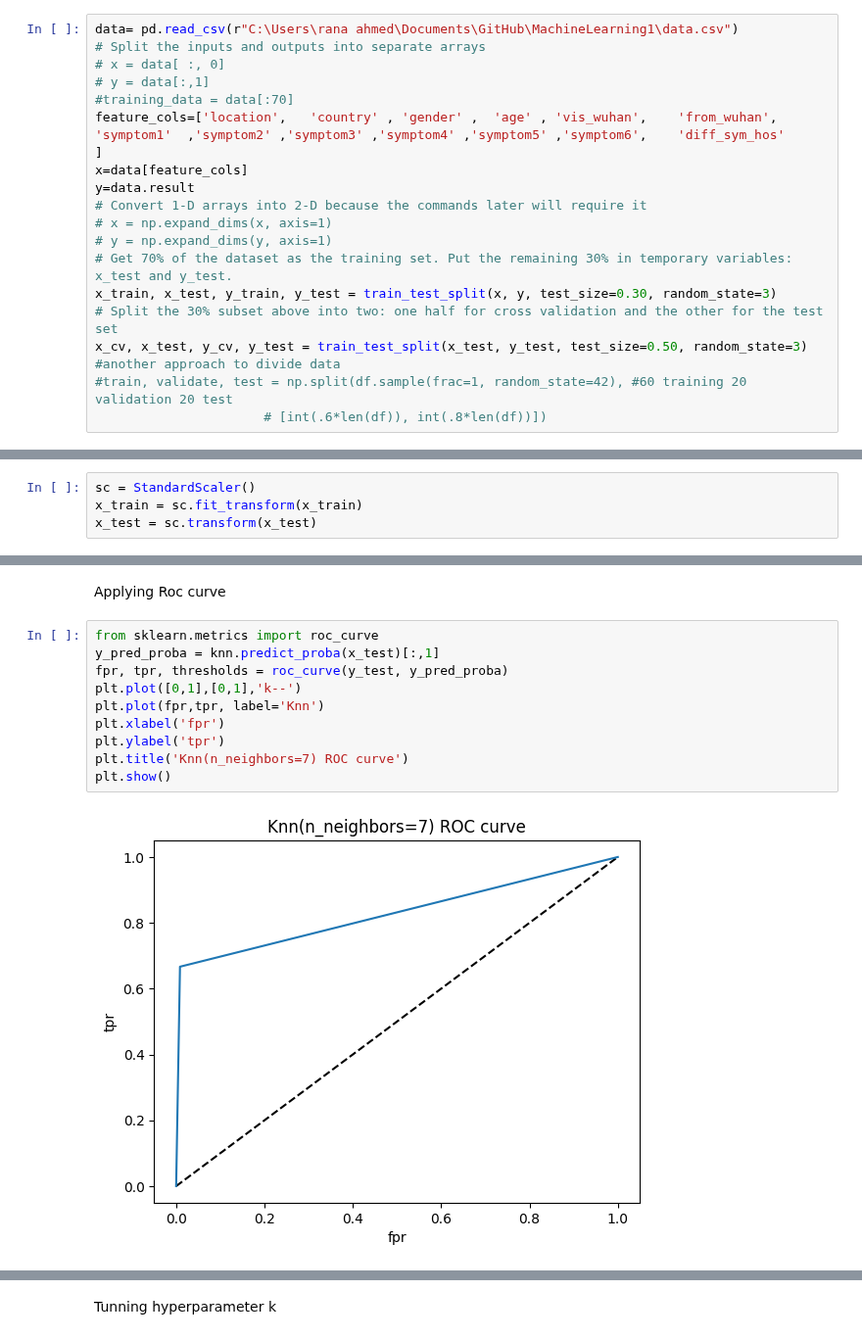
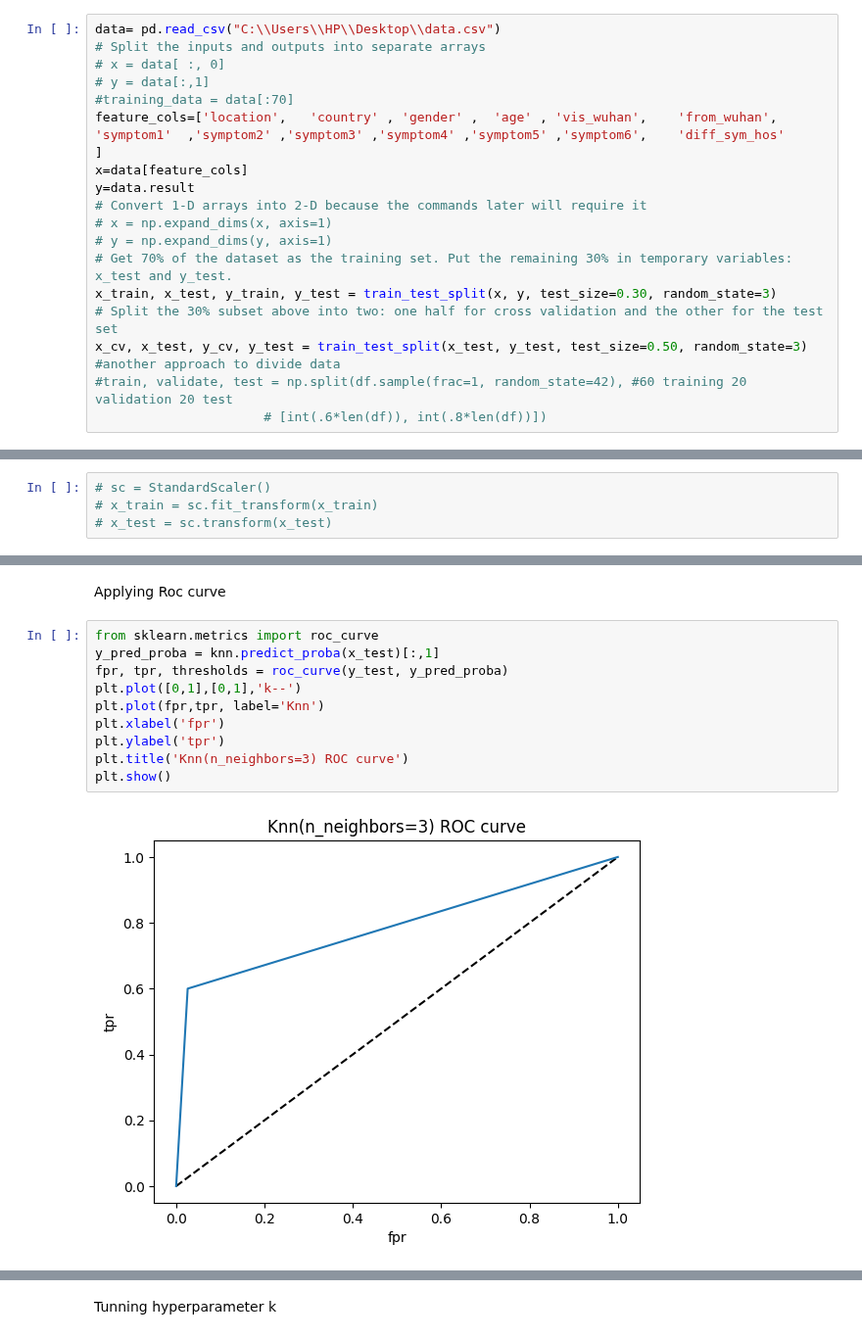
Before and after one commit to Aya-gamal2211/MachineLearning, a Jupyter notebook: ML.ipynb, the cells around one changed output, grey strips where cells are left out. Shown at 98% size. Drawn from its saved outputs; the diff is of its cells as text.

```diff
--- a/ML.ipynb
+++ b/ML.ipynb
@@ -35,5 +34,5 @@ from tensorflow.keras.activations import linear, relu, sigmoid
 # %%
-data= pd.read_csv(r"C:\Users\rana ahmed\Documents\GitHub\MachineLearning1\data.csv")
+data= pd.read_csv("C:\\Users\\HP\\Desktop\\data.csv")
 # Split the inputs and outputs into separate arrays
 # x = data[ :, 0]
 # y = data[:,1]
@@ -65,7 +64,7 @@ data.describe()
 | 75% | 646.500000 | 110.000000 | 24.000000 | 1.000000 | 57.000000 | 0.000000 | 0.000000 | 14.00000 | 31.000000 | 19.000000 | ... |
 | max | 862.000000 | 138.000000 | 33.000000 | 2.000000 | 96.000000 | 1.000000 | 1.000000 | 24.00000 | 31.000000 | 19.000000 | ... |
 # %%
-sc = StandardScaler()
-x_train = sc.fit_transform(x_train)
-x_test = sc.transform(x_test)
+# sc = StandardScaler()
+# x_train = sc.fit_transform(x_train)
+# x_test = sc.transform(x_test)
 # %%
@@ -319,12 +316,12 @@ Applying Roc curve
 # %%
 from sklearn.metrics import roc_curve
 y_pred_proba = knn.predict_proba(x_test)[:,1]
 fpr, tpr, thresholds = roc_curve(y_test, y_pred_proba)
 plt.plot([0,1],[0,1],'k--')
 plt.plot(fpr,tpr, label='Knn')
 plt.xlabel('fpr')
 plt.ylabel('tpr')
-plt.title('Knn(n_neighbors=7) ROC curve')
+plt.title('Knn(n_neighbors=3) ROC curve')
 plt.show()
 # %% [output]
-[figure, old version]
+[figure, new version]
```
Also changed, not shown: parts of 27 cells of this notebook.
